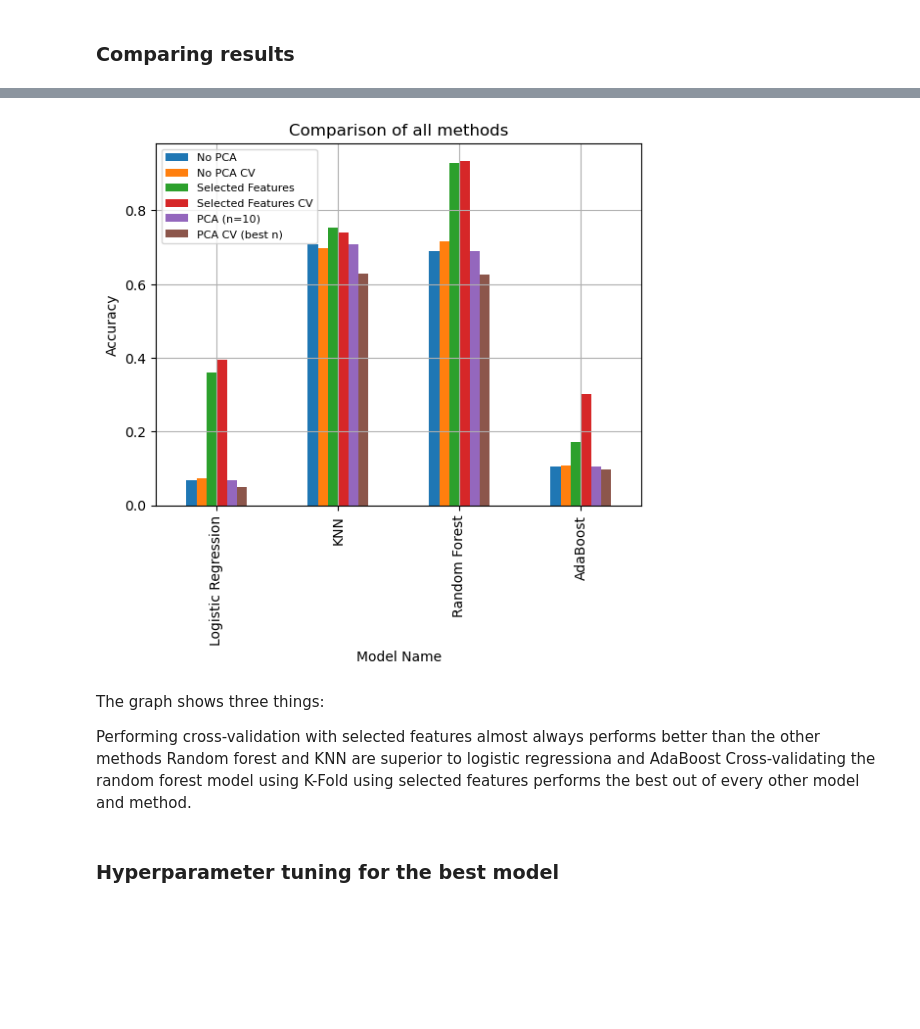
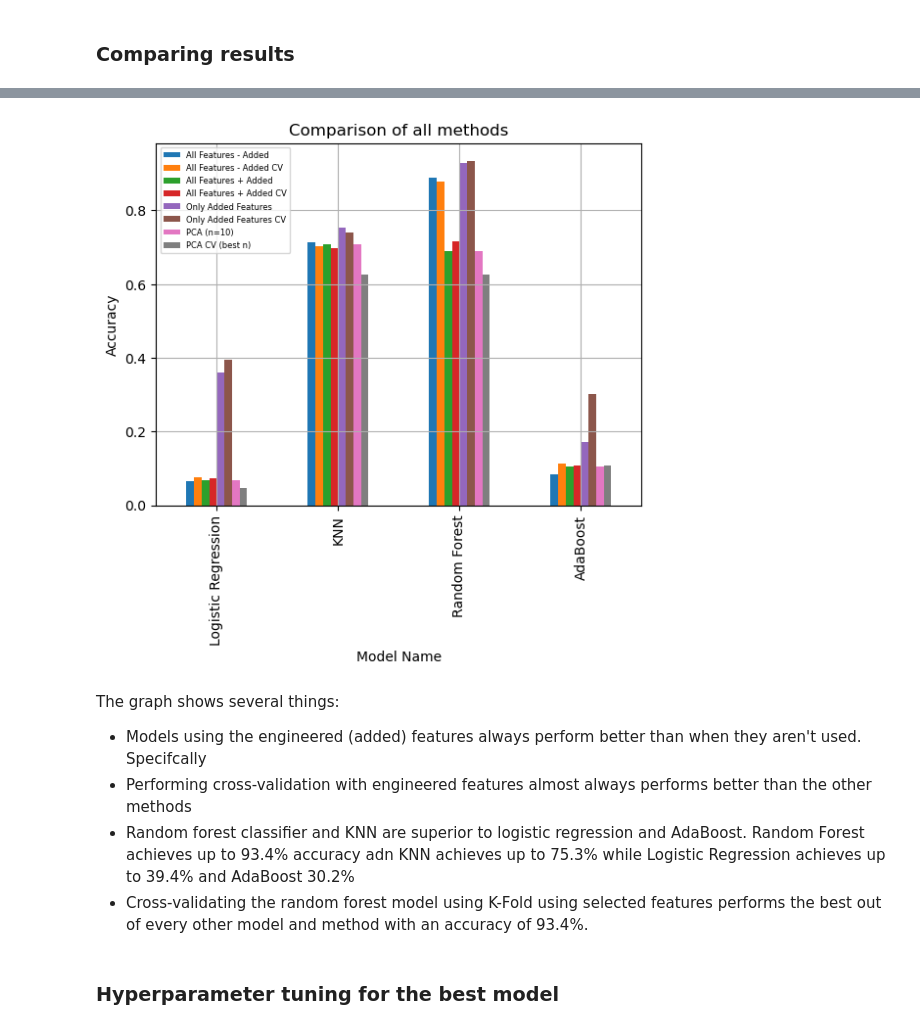
Before and after one commit to wolstone/CMSE381-Project, a Jupyter notebook: CMSE_381_Final_Project.ipynb, the cells around one changed output, grey strips where cells are left out. Drawn from its saved outputs; the diff is of its cells as text; code cells hidden in the pictures; blank space fills up the shorter version.

```diff
--- a/CMSE_381_Final_Project.ipynb
+++ b/CMSE_381_Final_Project.ipynb
@@ -269,7 +270,7 @@ The models we used for this research question are:
 models = {
     'Logistic Regression': LogisticRegression(max_iter=1000),
     'KNN': KNeighborsClassifier(n_neighbors=1),
-    'Random Forest': RandomForestClassifier(random_state=10),
+    'Random Forest Classifier': RandomForestClassifier(random_state=10),
     'AdaBoost': AdaBoostClassifier(n_estimators=100, random_state=10, algorithm="SAMME")
 }
 # %% [markdown]
@@ -561,0 +563,9 @@ We consistently got scores in the 0.80s meaning that the folds are accurate and
+# %%
+# Step 1 Using simple training and testing, evaluate the models based on their accuracies using all the features except added ones.
+label_encoder = LabelEncoder()
+data = data.apply(label_encoder.fit_transform)
+
+y = data['labels.person']
+X = data.drop(['labels.person', 'activations_0_200', 'activations_200_400',
+               'total_activations', 'first_activation_time_frame', 'mean_activations'], axis=1)
+X.columns
@@ -690,18 +763,30 @@ Using K-Fold (PCA on whole dataset + added features): Best Accuracy and k values
 # %% [markdown]
 ### Comparing results
 # %%
+# Step 9 Compare results
 model_names = []
+
+no_pca_added_accs = []
+no_pca_added_cv_accs = []
+
 no_pca_accs = []
 no_pca_cv_accs = []
 
 pca_accs = []
 pca_cv_accs = []
 
-selected_accs = []
-selected_cv_accs = []
+without_intervals_accs = []
+without_intervals_cv_accs = []
+
+
+for i, res in results_no_added.items():
+    model_names.append(i)
+    no_pca_added_accs.append(res)
+
+for i, res in results_no_added_cv.items():
+    no_pca_added_cv_accs.append(res[0])
 
 for i, res in results.items():
-    model_names.append(i)
     no_pca_accs.append(res)
 
 for i, res in results_cv.items():
@@ -713,14 +798,16 @@ for i, res in results_pca.items():
 for i, res in results_pca_cv.items():
     pca_cv_accs.append(res[0])
 
-for i, res in results_selected.items():
-    selected_accs.append(res)
+for i, res in results_without_intervals.items():
+    without_intervals_accs.append(res)
 
-for i, res in results_selected_cv.items():
-    selected_cv_accs.append(res[0])
+for i, res in results_without_intervals_cv.items():
+    without_intervals_cv_accs.append(res[0])
 
-temp_df = pd.DataFrame({'Model Name': model_names, 'No PCA': no_pca_accs, 'No PCA CV': no_pca_cv_accs,
-                        'Selected Features': selected_accs, 'Selected Features CV': selected_cv_accs,
+
+temp_df = pd.DataFrame({'Model Name': model_names, 'All Features - Added': no_pca_added_accs, 'All Features - Added CV': no_pca_added_cv_accs,
+                        'All Features + Added': no_pca_accs, 'All Features + Added CV': no_pca_cv_accs,
+                        'Only Added Features': selected_accs, 'Only Added Features CV': selected_cv_accs,
                         'PCA (n=10)': pca_accs, 'PCA CV (best n)': pca_cv_accs})
 temp_df
 # %% [output]
@@ -732,18 +819,19 @@ temp_df
 # %%
 temp_df.plot(kind='bar', x='Model Name')
 plt.ylabel('Accuracy')
 plt.title('Comparison of all methods')
 plt.grid(True)
-plt.legend(fontsize=8, loc='upper left')
+plt.legend(fontsize=6, loc='upper left')
 plt.show()
 # %% [output]
-[figure, old version]
+[figure, new version]
 # %% [markdown]
-The graph shows three things:
+The graph shows several things:
 
-Performing cross-validation with selected features almost always performs better than the other methods
-Random forest and KNN are superior to logistic regressiona and AdaBoost
-Cross-validating the random forest model using K-Fold using selected features performs the best out of every other model and method.
+- Models using the engineered (added) features always perform better than when they aren't used. Specifcally
+- Performing cross-validation with engineered features almost always performs better than the other methods
+- Random forest classifier and KNN are superior to logistic regression and AdaBoost. Random Forest achieves up to 93.4% accuracy adn KNN achieves up to 75.3% while Logistic Regression achieves up to 39.4% and AdaBoost 30.2%
+- Cross-validating the random forest model using K-Fold using selected features performs the best out of every other model and method with an accuracy of 93.4%.
 # %% [markdown]
 
 ### Hyperparameter tuning for the best model
```
Also changed, not shown: parts of 27 cells of this notebook.
